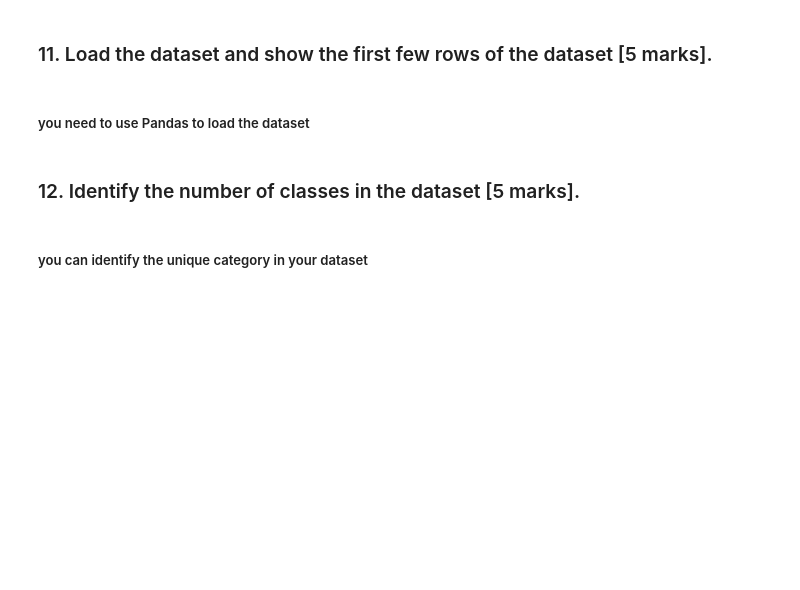
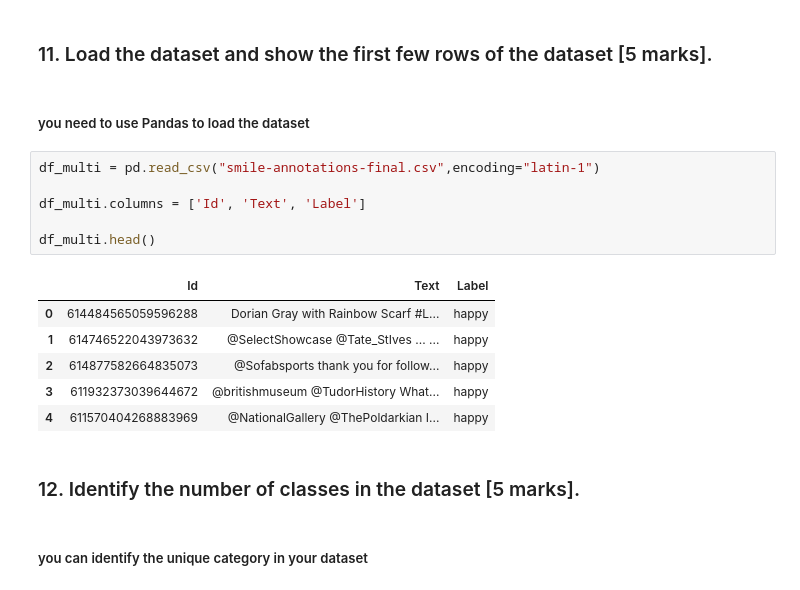
Before and after one commit to Combtz/AIandMachineLearning, a Jupyter notebook: A2/Assignment 2 Script.ipynb, the cells around one changed output. Drawn from its saved outputs; the diff is of its cells as text; blank space fills up the shorter version.

```diff
--- a/A2/Assignment 2 Script.ipynb
+++ b/A2/Assignment 2 Script.ipynb
@@ -317,6 +322,19 @@ In the second part of the assignment, you are suppossed to perform sentiment ana
 ### 11. Load the dataset and show the first few rows of the dataset [5 marks].
 # %% [markdown]
 ##### you need to use Pandas to load the dataset
+# %%
+df_multi = pd.read_csv("smile-annotations-final.csv",encoding="latin-1")
+
+df_multi.columns = ['Id', 'Text', 'Label']
+
+df_multi.head()
+# %% [output]
+|  | Id | Text | Label |
+| 0 | 614484565059596288 | Dorian Gray with Rainbow Scarf #L... | happy |
+| 1 | 614746522043973632 | @SelectShowcase @Tate_StIves ... ... | happy |
+| 2 | 614877582664835073 | @Sofabsports thank you for follow... | happy |
+| 3 | 611932373039644672 | @britishmuseum @TudorHistory What... | happy |
+| 4 | 611570404268883969 | @NationalGallery @ThePoldarkian I... | happy |
 # %% [markdown]
 ### 12. Identify the number of classes in the dataset [5 marks].
 # %% [markdown]
```
Also changed, not shown: parts of 14 cells of this notebook.
